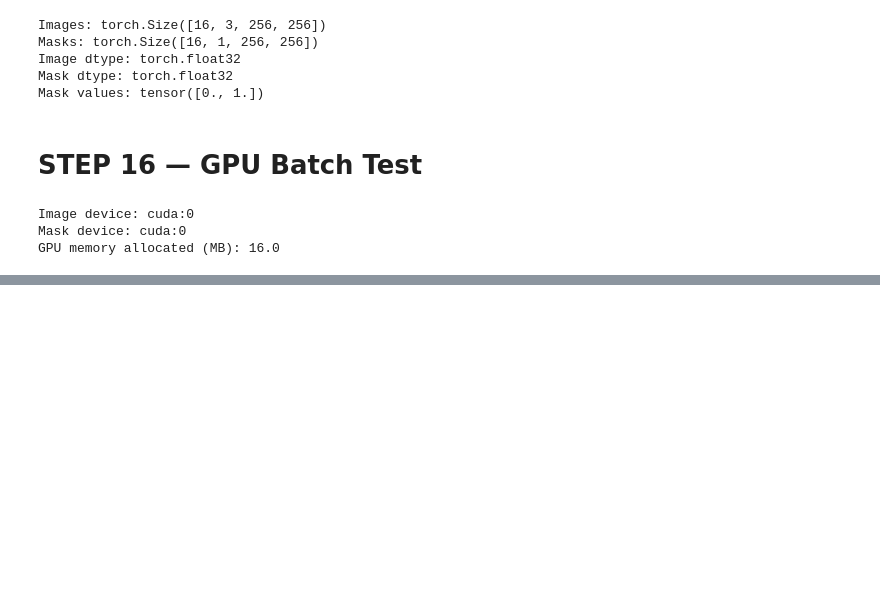
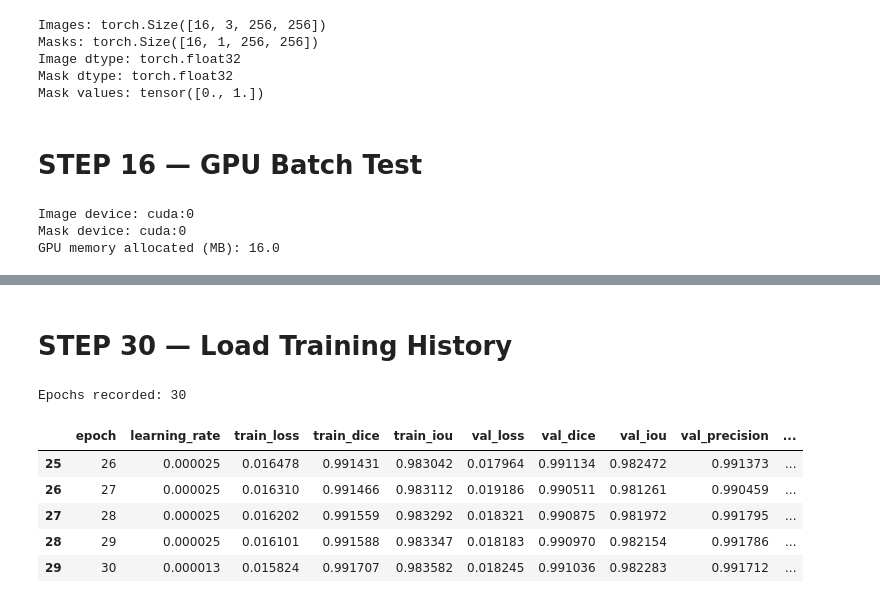
Before and after one commit to SanjanaPushpita/plantvillage-multitask-vision-research, a Jupyter notebook: notebooks/segmentation/02_PlantVillage_UNet_Segmentation.ipynb, the cells around one changed output, grey strips where cells are left out. Cells and saved outputs as stored; diff of their text form; code cells hidden in the pictures; blank space fills up the shorter version.

```diff
--- a/notebooks/segmentation/02_PlantVillage_UNet_Segmentation.ipynb
+++ b/notebooks/segmentation/02_PlantVillage_UNet_Segmentation.ipynb
@@ -811,0 +2290,23 @@ GPU memory allocated (MB): 16.0
+# %% [markdown]
+# STEP 30 — Load Training History
+# %%
+history_df = pd.read_csv(
+    HISTORY_PATH
+)
+
+print(
+    "Epochs recorded:",
+    len(history_df)
+)
+
+display(
+    history_df.tail()
+)
+# %% [output]
+Epochs recorded: 30
+|  | epoch | learning_rate | train_loss | train_dice | train_iou | val_loss | val_dice | val_iou | val_precision | ... |
+| 25 | 26 | 0.000025 | 0.016478 | 0.991431 | 0.983042 | 0.017964 | 0.991134 | 0.982472 | 0.991373 | ... |
+| 26 | 27 | 0.000025 | 0.016310 | 0.991466 | 0.983112 | 0.019186 | 0.990511 | 0.981261 | 0.990459 | ... |
+| 27 | 28 | 0.000025 | 0.016202 | 0.991559 | 0.983292 | 0.018321 | 0.990875 | 0.981972 | 0.991795 | ... |
+| 28 | 29 | 0.000025 | 0.016101 | 0.991588 | 0.983347 | 0.018183 | 0.990970 | 0.982154 | 0.991786 | ... |
+| 29 | 30 | 0.000013 | 0.015824 | 0.991707 | 0.983582 | 0.018245 | 0.991036 | 0.982283 | 0.991712 | ... |
```
Also changed, not shown: parts of 43 cells of this notebook.
